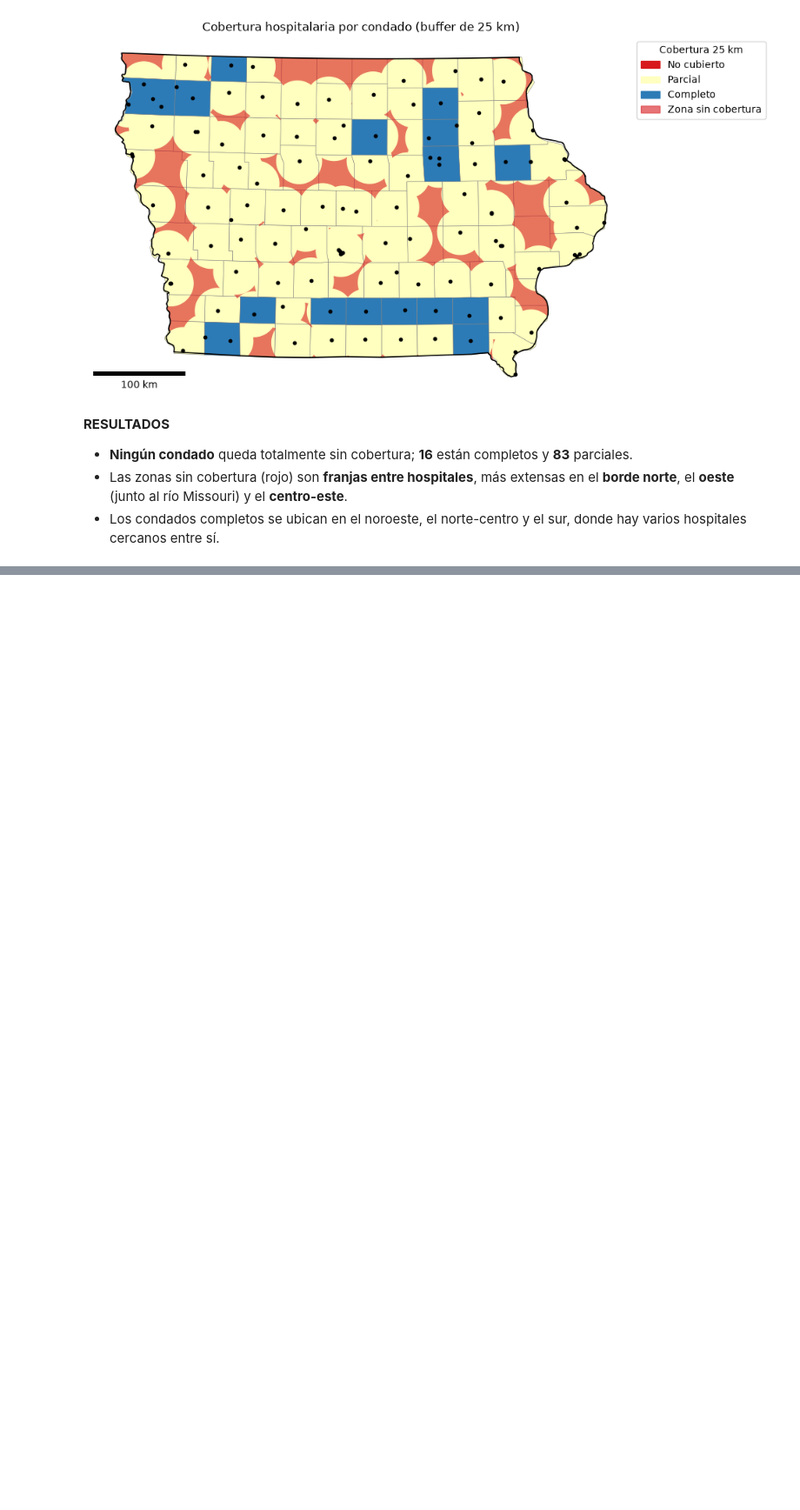
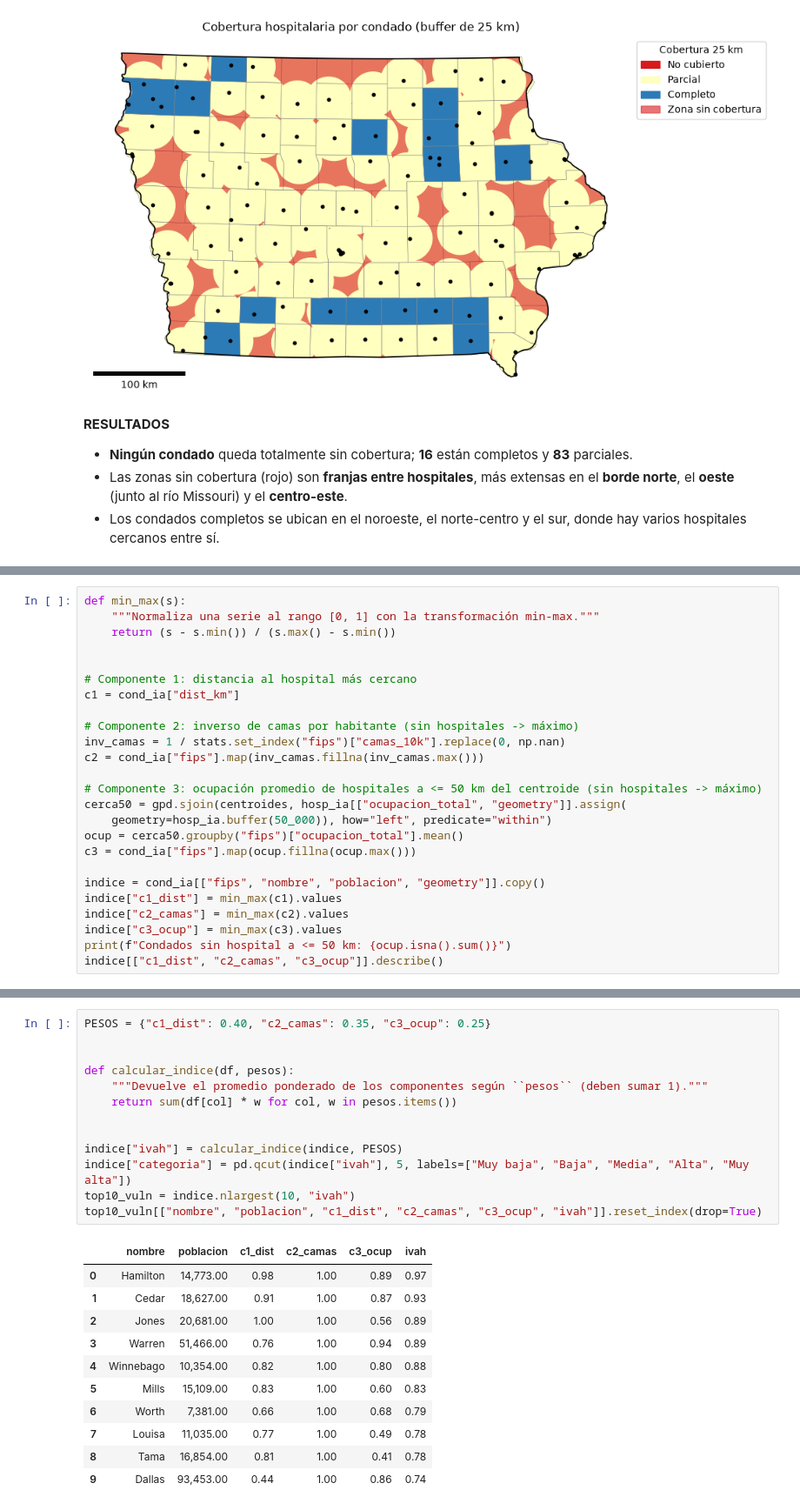
Before and after one commit to Tunchxz/CC2017-Laboratorio-5, a Jupyter notebook: laboratorio5.ipynb, the cells around one changed output, grey strips where cells are left out. Shown at 87% size. Drawn from its saved outputs; the diff is of its cells as text; blank space fills up the shorter version.

```diff
--- a/laboratorio5.ipynb
+++ b/laboratorio5.ipynb
@@ -378,0 +513,25 @@ Name: count, dtype: int64
+# %%
+def min_max(s):
+    """Normaliza una serie al rango [0, 1] con la transformación min-max."""
+    return (s - s.min()) / (s.max() - s.min())
+
+
+# Componente 1: distancia al hospital más cercano
+c1 = cond_ia["dist_km"]
+
+# Componente 2: inverso de camas por habitante (sin hospitales -> máximo)
+inv_camas = 1 / stats.set_index("fips")["camas_10k"].replace(0, np.nan)
+c2 = cond_ia["fips"].map(inv_camas.fillna(inv_camas.max()))
+
+# Componente 3: ocupación promedio de hospitales a <= 50 km del centroide (sin hospitales -> máximo)
+cerca50 = gpd.sjoin(centroides, hosp_ia[["ocupacion_total", "geometry"]].assign(
+    geometry=hosp_ia.buffer(50_000)), how="left", predicate="within")
+ocup = cerca50.groupby("fips")["ocupacion_total"].mean()
+c3 = cond_ia["fips"].map(ocup.fillna(ocup.max()))
+
+indice = cond_ia[["fips", "nombre", "poblacion", "geometry"]].copy()
+indice["c1_dist"] = min_max(c1).values
+indice["c2_camas"] = min_max(c2).values
+indice["c3_ocup"] = min_max(c3).values
+print(f"Condados sin hospital a <= 50 km: {ocup.isna().sum()}")
+indice[["c1_dist", "c2_camas", "c3_ocup"]].describe()
@@ -378,0 +572,25 @@ Name: count, dtype: int64
+# %%
+PESOS = {"c1_dist": 0.40, "c2_camas": 0.35, "c3_ocup": 0.25}
+
+
+def calcular_indice(df, pesos):
+    """Devuelve el promedio ponderado de los componentes según ``pesos`` (deben sumar 1)."""
+    return sum(df[col] * w for col, w in pesos.items())
+
+
+indice["ivah"] = calcular_indice(indice, PESOS)
+indice["categoria"] = pd.qcut(indice["ivah"], 5, labels=["Muy baja", "Baja", "Media", "Alta", "Muy alta"])
+top10_vuln = indice.nlargest(10, "ivah")
+top10_vuln[["nombre", "poblacion", "c1_dist", "c2_camas", "c3_ocup", "ivah"]].reset_index(drop=True)
+# %% [output]
+|  | nombre | poblacion | c1_dist | c2_camas | c3_ocup | ivah |
+| 0 | Hamilton | 14,773.00 | 0.98 | 1.00 | 0.89 | 0.97 |
+| 1 | Cedar | 18,627.00 | 0.91 | 1.00 | 0.87 | 0.93 |
+| 2 | Jones | 20,681.00 | 1.00 | 1.00 | 0.56 | 0.89 |
+| 3 | Warren | 51,466.00 | 0.76 | 1.00 | 0.94 | 0.89 |
+| 4 | Winnebago | 10,354.00 | 0.82 | 1.00 | 0.80 | 0.88 |
+| 5 | Mills | 15,109.00 | 0.83 | 1.00 | 0.60 | 0.83 |
+| 6 | Worth | 7,381.00 | 0.66 | 1.00 | 0.68 | 0.79 |
+| 7 | Louisa | 11,035.00 | 0.77 | 1.00 | 0.49 | 0.78 |
+| 8 | Tama | 16,854.00 | 0.81 | 1.00 | 0.41 | 0.78 |
+| 9 | Dallas | 93,453.00 | 0.44 | 1.00 | 0.86 | 0.74 |
```
Also changed, not shown: parts of 31 cells of this notebook.
